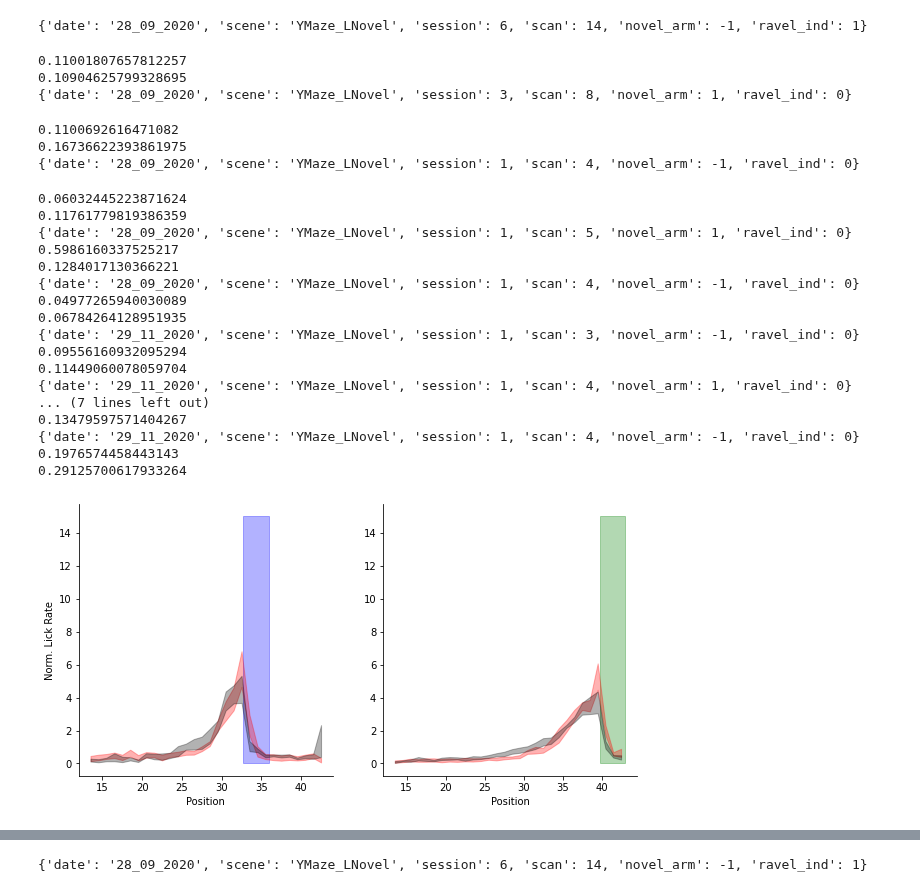
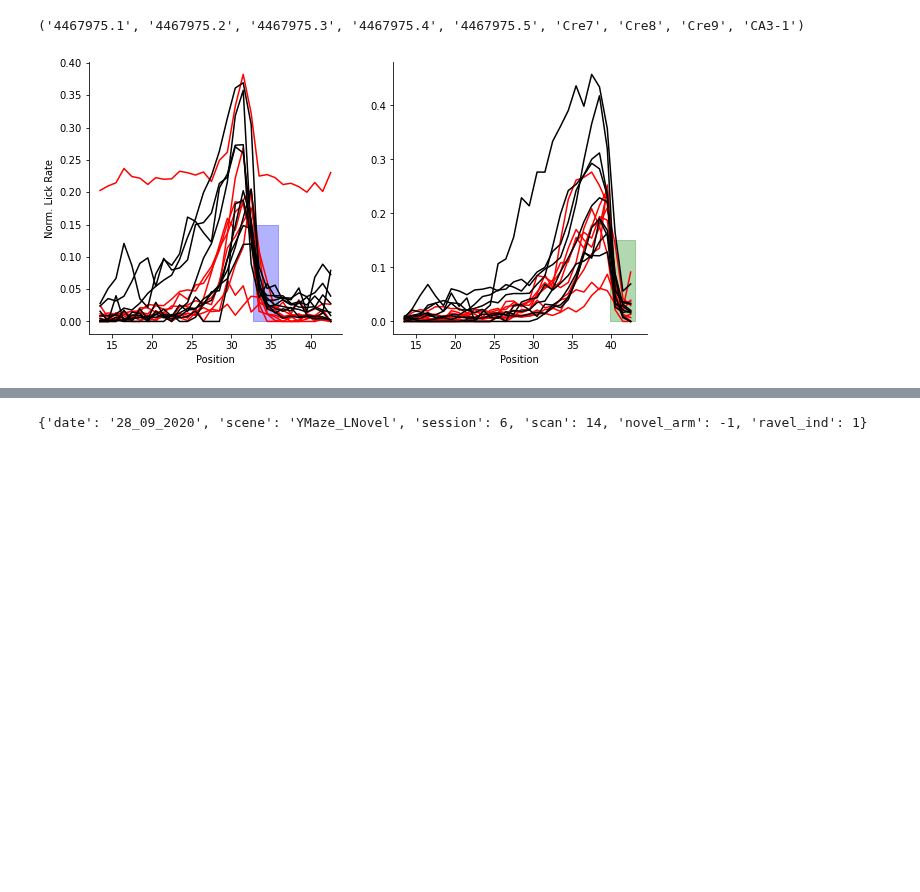
Before and after one commit to GiocomoLab/STX3KO_analyses, a Jupyter notebook: ActiveNotebooks/LickingAnalysis.ipynb, the cells around one changed output, grey strips where cells are left out. Cells and saved outputs as stored; diff of their text form; code cells hidden in the pictures; blank space fills up the shorter version.

```diff
--- a/ActiveNotebooks/LickingAnalysis.ipynb
+++ b/ActiveNotebooks/LickingAnalysis.ipynb
@@ -30,3 +31,7 @@ Set the environment variable OUTDATED_IGNORE=1 to disable these warnings.
+# %%
+print(ko_mice)
+# %% [output]
+('4467975.1', '4467975.2', '4467975.3', '4467975.4', '4467975.5', 'Cre7', 'Cre8', 'Cre9', 'CA3-1')
 # %%
 figdir = "/mnt/BigDisk/YMazeResults/behavior/"
 os.makedirs(figdir,exist_ok=True)
@@ -35,75 +40,55 @@ fig,ax = plt.subplots(1,2, figsize = [10,5])
 
 ko_mu = {-1:[],1:[]}
 for mouse in ko_mice:
-    sess = u.load_single_day(mouse,day=0)
+    sess = u.load_vr_day(mouse,day=0, verbose = False)
     for ax_ind, lr in enumerate([-1, 1]):
         trial_mask = sess.trial_info['LR']== lr
         lick_mean = np.nanmean(sess.trial_matrices['licks'][trial_mask,:].ravel())
 
-        print(lick_mean)
-        mu, sem = np.nanmean(sess.trial_matrices['licks'][trial_mask,:]/lick_mean, axis=0), sp.stats.sem(sess.trial_matrices['licks'][trial_mask,:]/lick_mean, axis=0, nan_policy='omit')
-        ko_mu[lr].append(mu)
+#         print(lick_mean)
+#         mu, sem = np.nanmean(sess.trial_matrices['licks'][trial_mask,:]/lick_mean, axis=0), sp.stats.sem(sess.trial_matrices['licks'][trial_mask,:]/lick_mean, axis=0, nan_policy='omit')
+#         mu, sem = np.nanmean(sess.trial_matrices['licks'][trial_mask,:], axis=0), sp.stats.sem(sess.trial_matrices['licks'][trial_mask,:], axis=0, nan_policy='omit')
+        ax[ax_ind].plot(sess.trial_matrices['bin_centers'],np.nanmean(sess.trial_matrices['licks'][trial_mask,:], axis=0), color='red')
+#         ko_mu[lr].append(mu)
 #         ax[ax_ind].fill_between(sess.trial_matrices['bin_centers'], mu-sem, mu+sem, color='red', alpha = .3)
 for ax_ind, lr in enumerate([-1,1]):
     arr = np.array(ko_mu[lr])
     mu, sem = np.nanmean(arr,axis=0), sp.stats.sem(arr, axis=0, nan_policy='omit')
     ax[ax_ind].fill_between(sess.trial_matrices['bin_centers'],mu- sem, mu+sem,color='red', alpha = .3)
 
 ctrl_mu = {-1:[],1:[]}
 for mouse in ctrl_mice:
-    sess = u.load_single_day(mouse,day=0)
+    sess = u.load_vr_day(mouse,day=0, verbose=False)
     for ax_ind, lr in enumerate([-1, 1]):
         trial_mask = sess.trial_info['LR']== lr
         lick_mean = np.nanmean(sess.trial_matrices['licks'][trial_mask,:].ravel())
 
-        print(lick_mean)
-        mu, sem = np.nanmean(sess.trial_matrices['licks'][trial_mask,:]/lick_mean, axis=0), sp.stats.sem(sess.trial_matrices['licks'][trial_mask,:]/lick_mean, axis=0, nan_policy='omit')
-        ctrl_mu[lr].append(mu)
+#         print(lick_mean)
+        ax[ax_ind].plot(sess.trial_matrices['bin_centers'],np.nanmean(sess.trial_matrices['licks'][trial_mask,:], axis=0), color='black')
+#         mu, sem = np.nanmean(sess.trial_matrices['licks'][trial_mask,:]/lick_mean, axis=0), sp.stats.sem(sess.trial_matrices['licks'][trial_mask,:]/lick_mean, axis=0, nan_policy='omit')
+#         mu, sem = np.nanmean(sess.trial_matrices['licks'][trial_mask,:], axis=0), sp.stats.sem(sess.trial_matrices['licks'][trial_mask,:], axis=0, nan_policy='omit')
+#         ctrl_mu[lr].append(mu)
 #         ax[ax_ind].fill_between(sess.trial_matrices['bin_centers'], mu-sem, mu+sem, color='red', alpha = .3)
-for ax_ind, lr in enumerate([-1,1]):
-    arr = np.array(ctrl_mu[lr])
-    mu, sem = np.nanmean(arr,axis=0), sp.stats.sem(arr, axis=0, nan_policy='omit')
-    ax[ax_ind].fill_between(sess.trial_matrices['bin_centers'],mu- sem, mu+sem,color='black', alpha = .3)
+# for ax_ind, lr in enumerate([-1,1]):
+#     arr = np.array(ctrl_mu[lr])
+#     mu, sem = np.nanmean(arr,axis=0), sp.stats.sem(arr, axis=0, nan_policy='omit')
+#     ax[ax_ind].fill_between(sess.trial_matrices['bin_centers'],mu- sem, mu+sem,color='black', alpha = .3)
 
 
-ax[1].fill_betweenx([0,15], sess.rzone_late['tfront'], sess.rzone_late['tback'],zorder=0, color='green',alpha=.3)
-ax[0].fill_betweenx([0,15],sess.rzone_early['tfront'], sess.rzone_early['tback'],zorder=0, color='blue',alpha=.3)
+ax[1].fill_betweenx([0,.15], sess.rzone_late['tfront'], sess.rzone_late['tback'],zorder=0, color='green',alpha=.3)
+ax[0].fill_betweenx([0,.15],sess.rzone_early['tfront'], sess.rzone_early['tback'],zorder=0, color='blue',alpha=.3)
 
 ax[0].set_xlabel('Position')
 ax[1].set_xlabel('Position')
 ax[0].set_ylabel('Norm. Lick Rate')
 ax[0].spines['top'].set_visible(False)
 ax[1].spines['top'].set_visible(False)
 ax[0].spines['right'].set_visible(False)
 ax[1].spines['right'].set_visible(False)
 
-fig.savefig(os.path.join(figdir, 'LR_norm_lickrate_day1.pdf'))
+# fig.savefig(os.path.join(figdir, 'LR_norm_lickrate_day1.pdf'))
 # %% [output]
-{'date': '28_09_2020', 'scene': 'YMaze_LNovel', 'session': 6, 'scan': 14, 'novel_arm': -1, 'ravel_ind': 1}
-0.11001807657812257
-0.10904625799328695
-{'date': '28_09_2020', 'scene': 'YMaze_LNovel', 'session': 3, 'scan': 8, 'novel_arm': 1, 'ravel_ind': 0}
-0.1100692616471082
-0.16736622393861975
-{'date': '28_09_2020', 'scene': 'YMaze_LNovel', 'session': 1, 'scan': 4, 'novel_arm': -1, 'ravel_ind': 0}
-0.06032445223871624
-0.11761779819386359
-{'date': '28_09_2020', 'scene': 'YMaze_LNovel', 'session': 1, 'scan': 5, 'novel_arm': 1, 'ravel_ind': 0}
-0.5986160337525217
-0.1284017130366221
-{'date': '28_09_2020', 'scene': 'YMaze_LNovel', 'session': 1, 'scan': 4, 'novel_arm': -1, 'ravel_ind': 0}
-0.04977265940030089
-0.06784264128951935
-{'date': '29_11_2020', 'scene': 'YMaze_LNovel', 'session': 1, 'scan': 3, 'novel_arm': -1, 'ravel_ind': 0}
-0.09556160932095294
-0.11449060078059704
-{'date': '29_11_2020', 'scene': 'YMaze_LNovel', 'session': 1, 'scan': 4, 'novel_arm': 1, 'ravel_ind': 0}
-... (7 lines left out)
-0.13479597571404267
-{'date': '29_11_2020', 'scene': 'YMaze_LNovel', 'session': 1, 'scan': 4, 'novel_arm': -1, 'ravel_ind': 0}
-0.1976574458443143
-0.29125700617933264
-[figure, old version]
+[figure, new version]
 # %%
 fig,ax = plt.subplots(1,2, figsize = [10,5])
 
```
Also changed, not shown: parts of 21 cells of this notebook, 21 other files.
